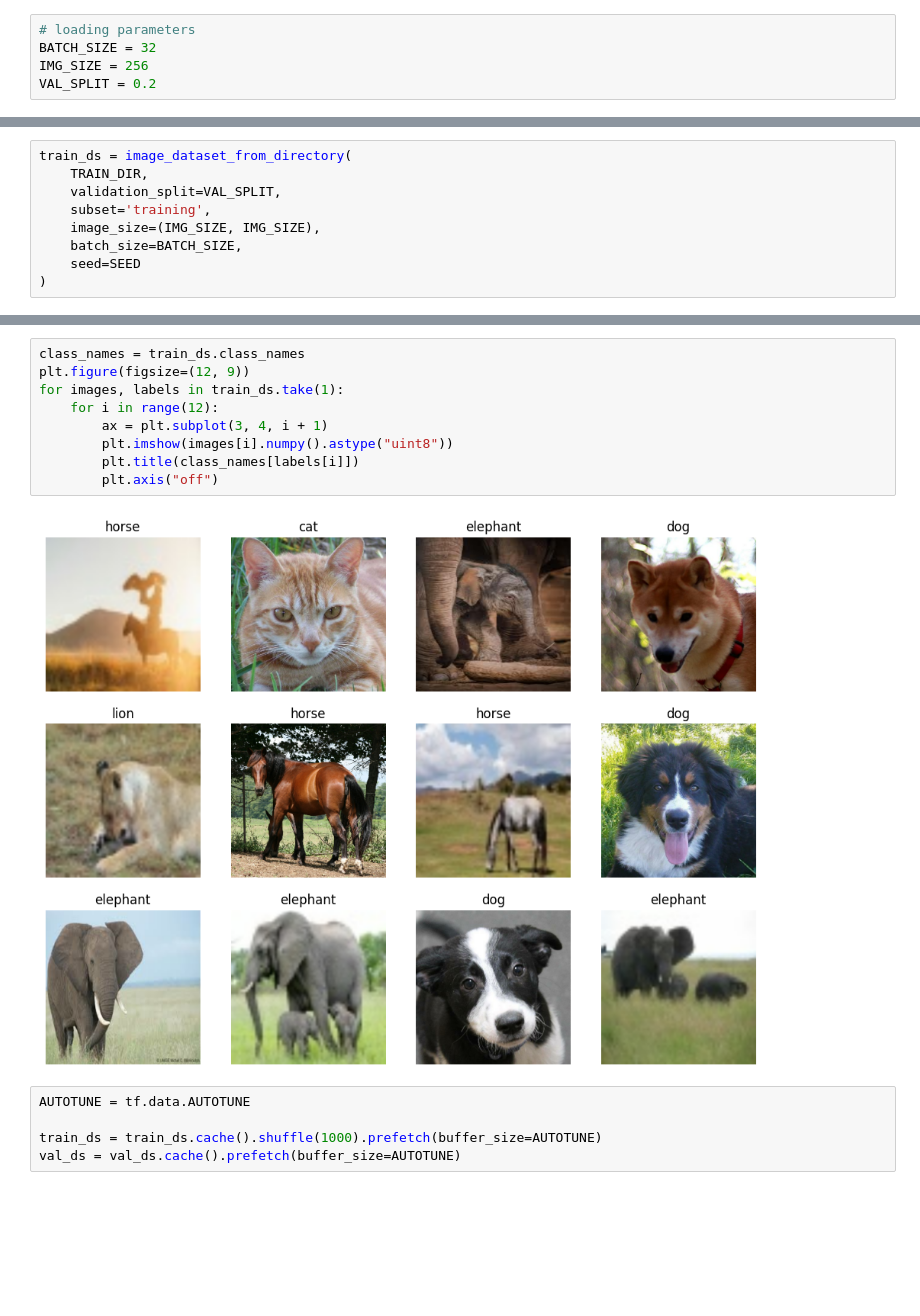
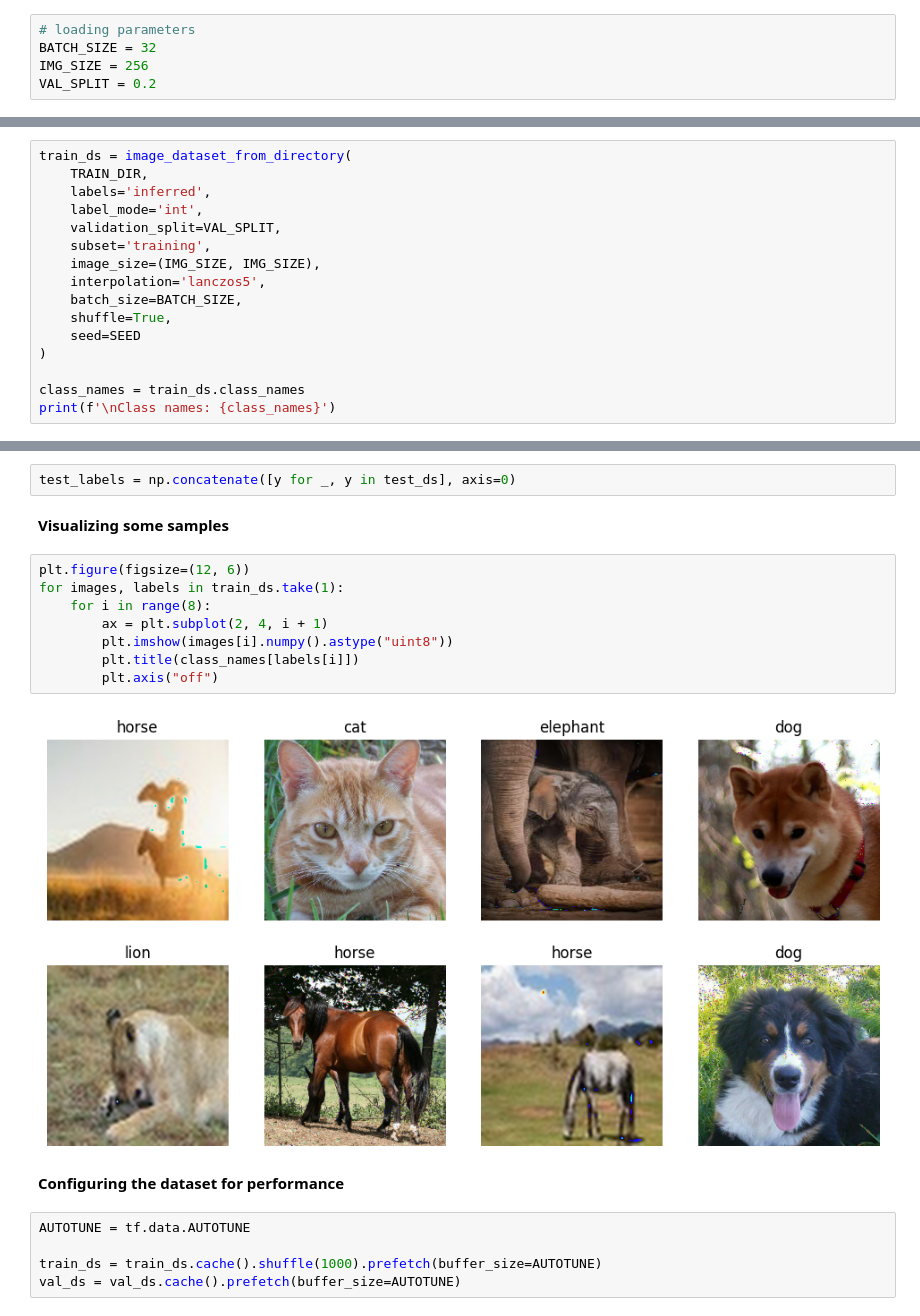
Before and after one commit to siddhant4ds/kaggle-directory, a Jupyter notebook: misc/animals-classification/00-cnn-with-data-augmentation.ipynb, the cells around one changed output, grey strips where cells are left out. Drawn from its saved outputs; the diff is of its cells as text; blank space fills up the shorter version.

```diff
--- a/misc/animals-classification/00-cnn-with-data-augmentation.ipynb
+++ b/misc/animals-classification/00-cnn-with-data-augmentation.ipynb
@@ -40,12 +45,19 @@ VAL_SPLIT = 0.2
 # %%
 train_ds = image_dataset_from_directory(
     TRAIN_DIR,
+    labels='inferred',
+    label_mode='int',
     validation_split=VAL_SPLIT,
     subset='training',
     image_size=(IMG_SIZE, IMG_SIZE),
+    interpolation='lanczos5',
     batch_size=BATCH_SIZE,
+    shuffle=True,
     seed=SEED
 )
+
+class_names = train_ds.class_names
+print(f'\nClass names: {class_names}')
 # %% [output]
 Found 13474 files belonging to 5 classes.
 Using 10780 files for training.
@@ -64,14 +98,19 @@ Using 2694 files for validation.
+# %%
+test_labels = np.concatenate([y for _, y in test_ds], axis=0)
+# %% [markdown]
+**Visualizing some samples**
 # %%
-class_names = train_ds.class_names
-plt.figure(figsize=(12, 9))
+plt.figure(figsize=(12, 6))
 for images, labels in train_ds.take(1):
-    for i in range(12):
-        ax = plt.subplot(3, 4, i + 1)
+    for i in range(8):
+        ax = plt.subplot(2, 4, i + 1)
         plt.imshow(images[i].numpy().astype("uint8"))
         plt.title(class_names[labels[i]])
         plt.axis("off")
 # %% [output]
-[figure, old version]
+[figure, new version]
+# %% [markdown]
+**Configuring the dataset for performance**
 # %%
 AUTOTUNE = tf.data.AUTOTUNE
 
```
Also changed, not shown: parts of 25 cells of this notebook.
